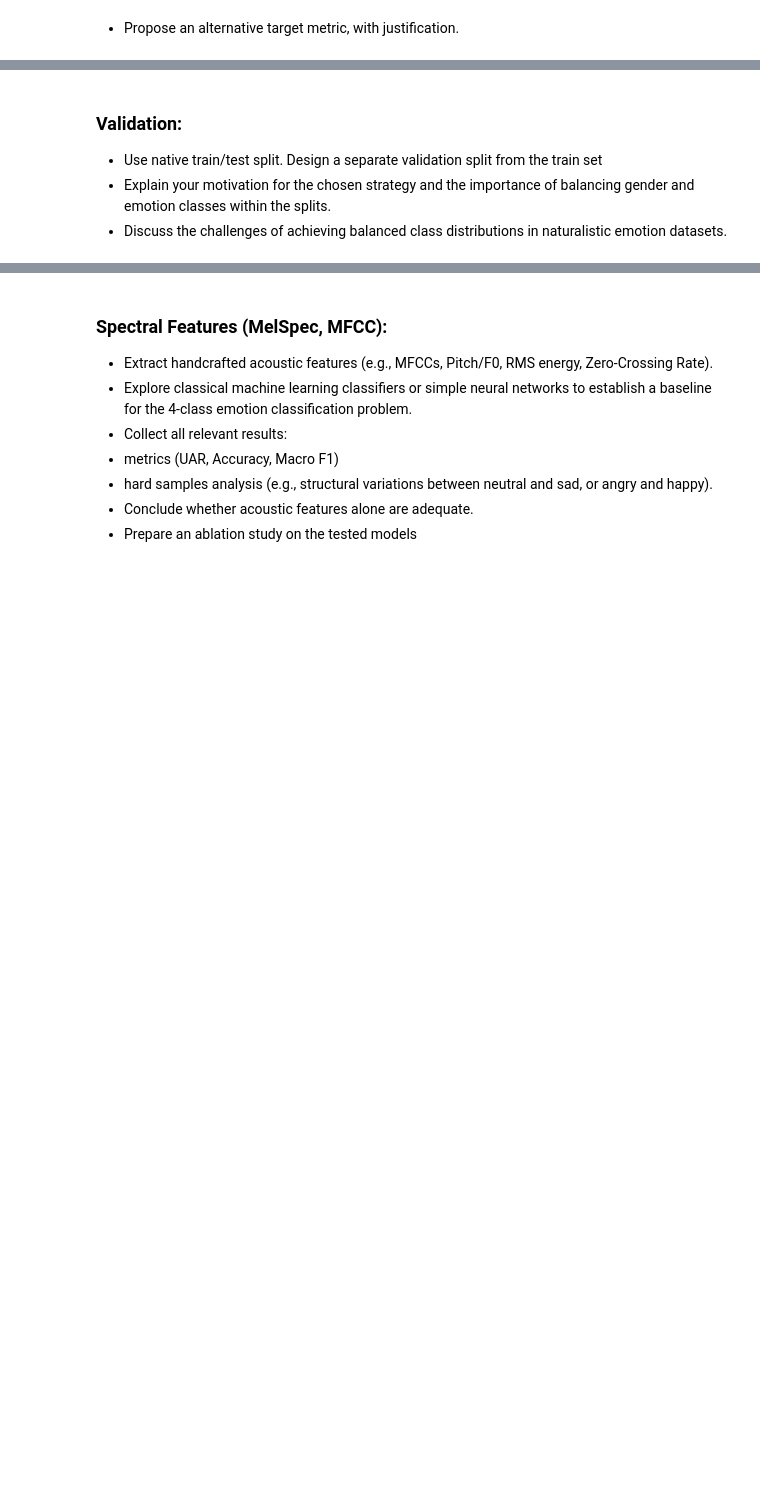
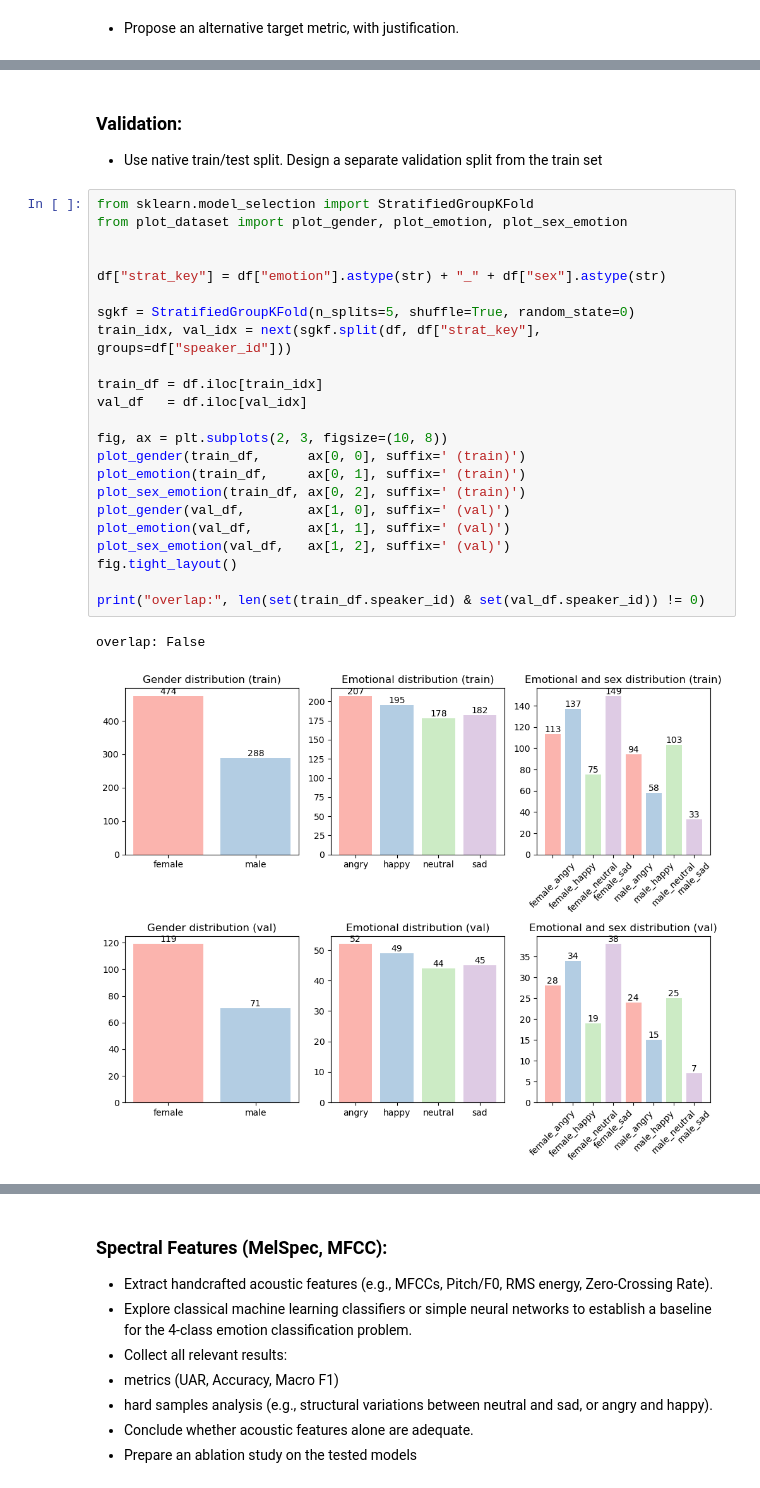
Before and after one commit to ALEGATOR1209/kse-deep-audio-lab1, a Jupyter notebook: lab1.ipynb, the cells around one changed output, grey strips where cells are left out. Saved outputs shown, nothing was run; the diff lists cells and outputs as text; blank space fills up the shorter version.

```diff
--- a/lab1.ipynb
+++ b/lab1.ipynb
@@ -247,5 +162,29 @@ geometric mean also drops toward the smaller value, but if one of the terms is 0
 # %% [markdown]
 ### Validation:
 - Use native train/test split. Design a separate validation split from the train set
-- Explain your motivation for the chosen strategy and the importance of balancing gender and emotion classes within the splits.
-- Discuss the challenges of achieving balanced class distributions in naturalistic emotion datasets.
+# %%
+from sklearn.model_selection import StratifiedGroupKFold
+from plot_dataset import plot_gender, plot_emotion, plot_sex_emotion
+
+
+df["strat_key"] = df["emotion"].astype(str) + "_" + df["sex"].astype(str)
+
+sgkf = StratifiedGroupKFold(n_splits=5, shuffle=True, random_state=0)
+train_idx, val_idx = next(sgkf.split(df, df["strat_key"], groups=df["speaker_id"]))
+
+train_df = df.iloc[train_idx]
+val_df   = df.iloc[val_idx]
+
+fig, ax = plt.subplots(2, 3, figsize=(10, 8))
+plot_gender(train_df,      ax[0, 0], suffix=' (train)')
+plot_emotion(train_df,     ax[0, 1], suffix=' (train)')
+plot_sex_emotion(train_df, ax[0, 2], suffix=' (train)')
+plot_gender(val_df,        ax[1, 0], suffix=' (val)')
+plot_emotion(val_df,       ax[1, 1], suffix=' (val)')
+plot_sex_emotion(val_df,   ax[1, 2], suffix=' (val)')
+fig.tight_layout()
+
+print("overlap:", len(set(train_df.speaker_id) & set(val_df.speaker_id)) != 0)
+# %% [output]
+overlap: False
+[figure, added]
```
Also changed, not shown: parts of 9 cells of this notebook, 2 other files.
